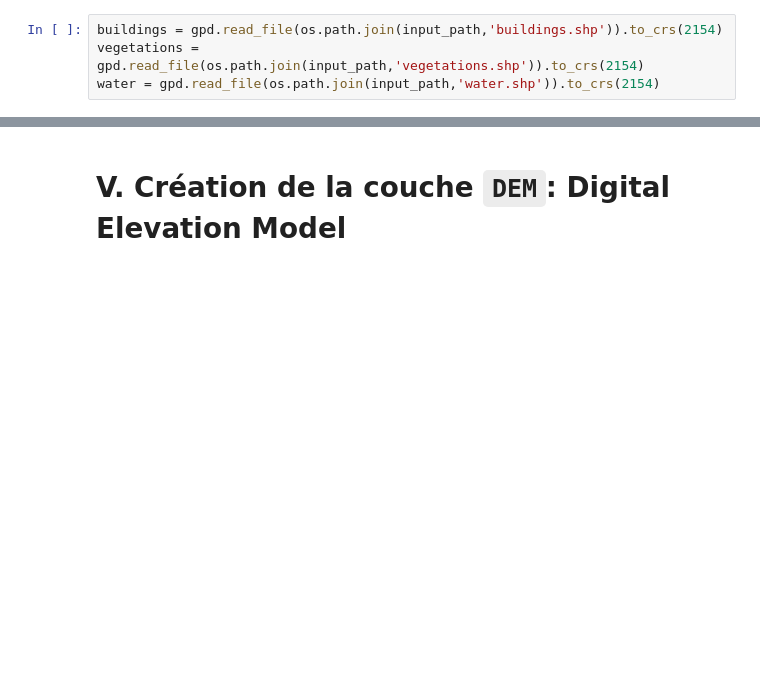
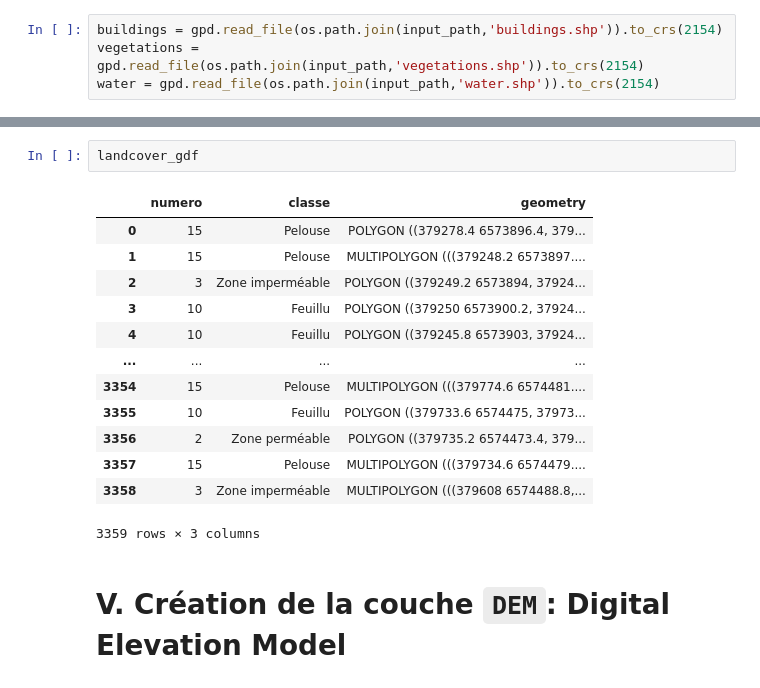
Before and after one commit to rupeelab17/pymdu, a Jupyter notebook: notebook4windows.ipynb, the cells around one changed output, grey strips where cells are left out. Saved outputs shown, nothing was run; the diff lists cells and outputs as text; blank space fills up the shorter version.

```diff
--- a/notebook4windows.ipynb
+++ b/notebook4windows.ipynb
@@ -219,3 +233,19 @@ Data variables:
+# %%
+landcover_gdf
+# %% [output]
+|  | numero | classe | geometry |
+| 0 | 15 | Pelouse | POLYGON ((379278.4 6573896.4, 379... |
+| 1 | 15 | Pelouse | MULTIPOLYGON (((379248.2 6573897.... |
+| 2 | 3 | Zone imperméable | POLYGON ((379249.2 6573894, 37924... |
+| 3 | 10 | Feuillu | POLYGON ((379250 6573900.2, 37924... |
+| 4 | 10 | Feuillu | POLYGON ((379245.8 6573903, 37924... |
+| ... | ... | ... | ... |
+| 3354 | 15 | Pelouse | MULTIPOLYGON (((379774.6 6574481.... |
+| 3355 | 10 | Feuillu | POLYGON ((379733.6 6574475, 37973... |
+| 3356 | 2 | Zone perméable | POLYGON ((379735.2 6574473.4, 379... |
+| 3357 | 15 | Pelouse | MULTIPOLYGON (((379734.6 6574479.... |
+| 3358 | 3 | Zone imperméable | MULTIPOLYGON (((379608 6574488.8,... |
+3359 rows × 3 columns
 # %% [markdown]
 # V. Création de la couche `DEM`: Digital Elevation Model
 # %%
```
Also changed, not shown: parts of 16 cells of this notebook.
